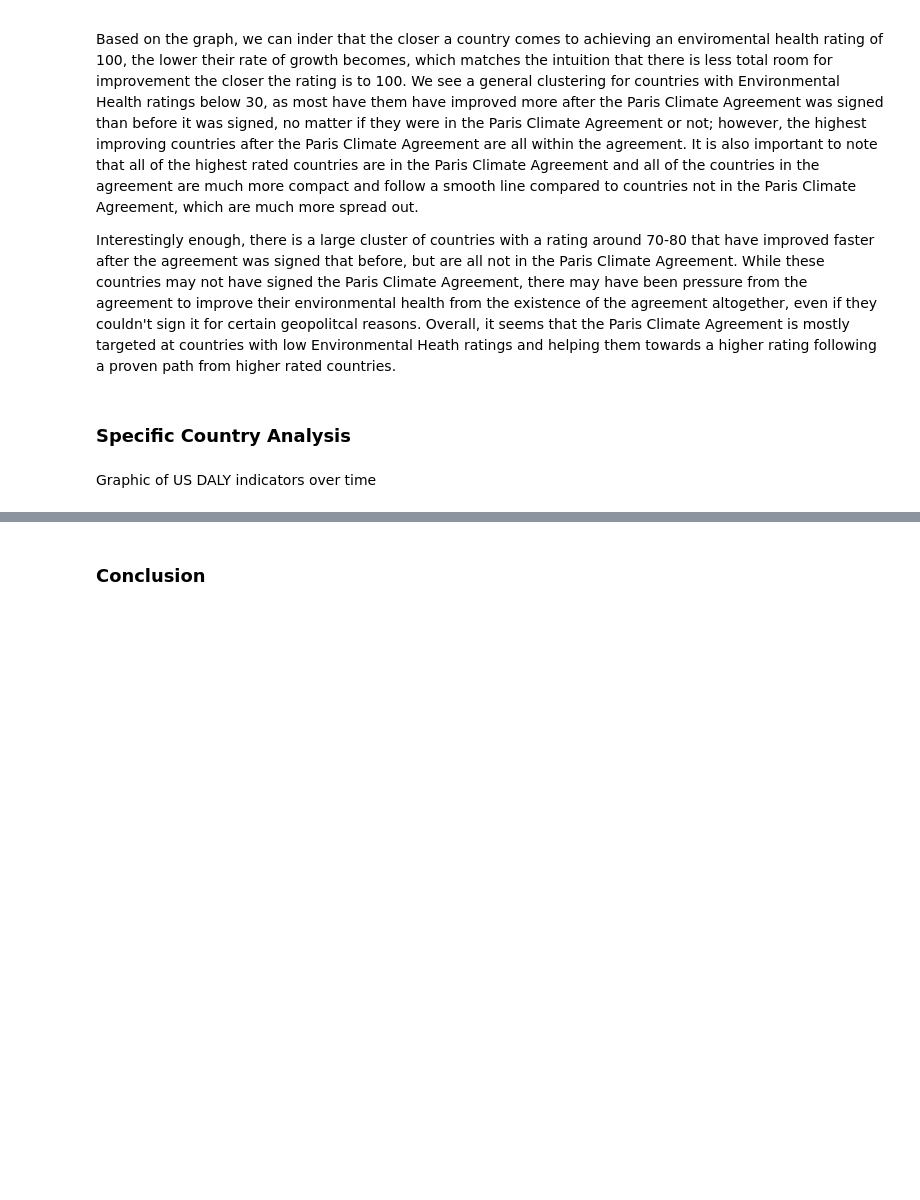
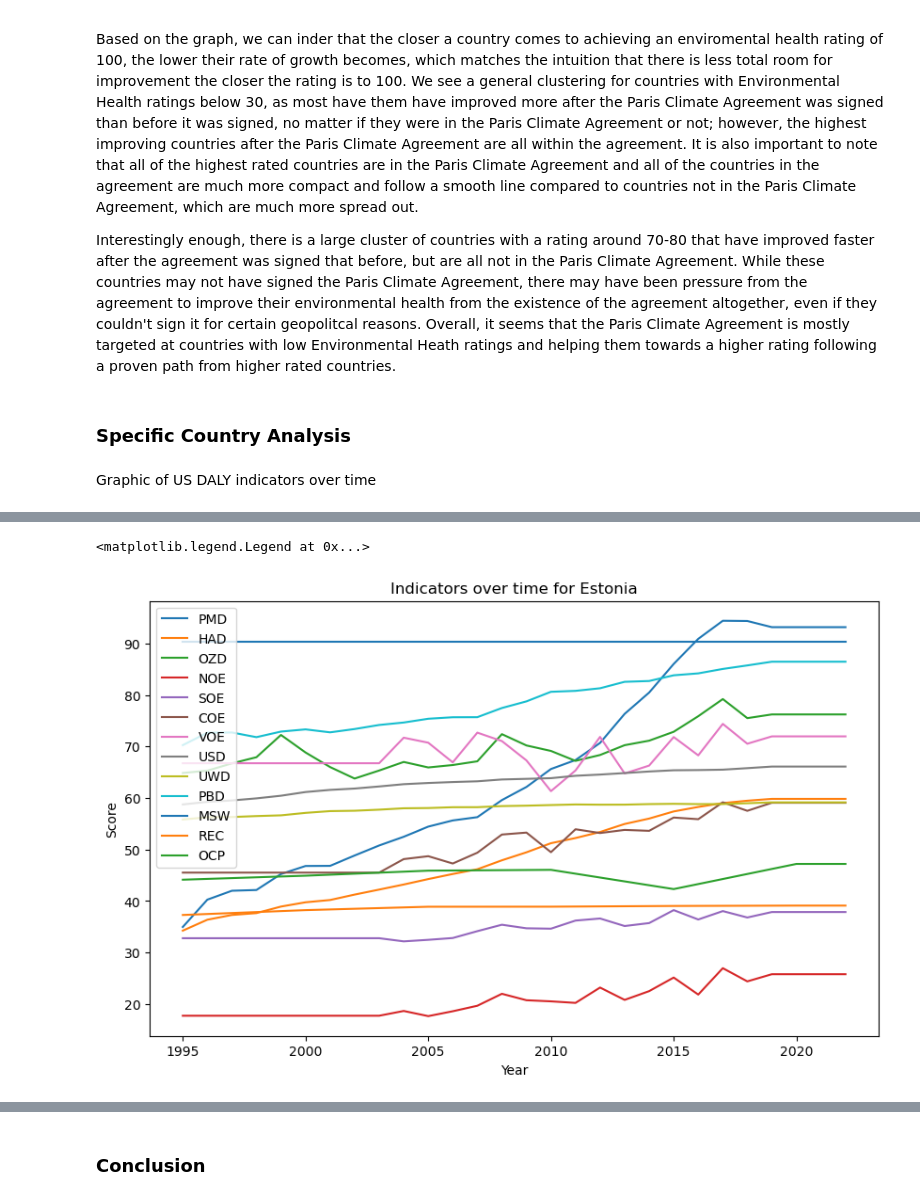
Before and after one commit to sussenbachtucker/DSCI235-Term-Project, a Jupyter notebook: DSCI235FinalProject.ipynb, the cells around one changed output, grey strips where cells are left out. Saved outputs shown, nothing was run; the diff lists cells and outputs as text; code cells hidden in the pictures; blank space fills up the shorter version.

```diff
--- a/DSCI235FinalProject.ipynb
+++ b/DSCI235FinalProject.ipynb
@@ -484,0 +485,19 @@ plt.legend()
+# %%
+# get the numeric iso code for Lesotho, Estonia, Ireland
+EST_num = iso_dict.get("Estonia")
+EST_data = all_data.loc[EST_num].value
+
+
+plt.figure(figsize=(10, 6))
+for p_i in indicators:
+    plt.plot(EST_data.droplevel("iso").reorder_levels(["indicator", "year"]).loc[p_i], label = p_i)
+
+
+plt.xlabel("Year")
+#plt.xticks(years)
+plt.ylabel("Score")
+plt.title("Indicators over time for Estonia")
+plt.legend()
+# %% [output]
+<matplotlib.legend.Legend at 0x...>
+[figure, added]
```
Also changed, not shown: parts of 3 cells of this notebook.
